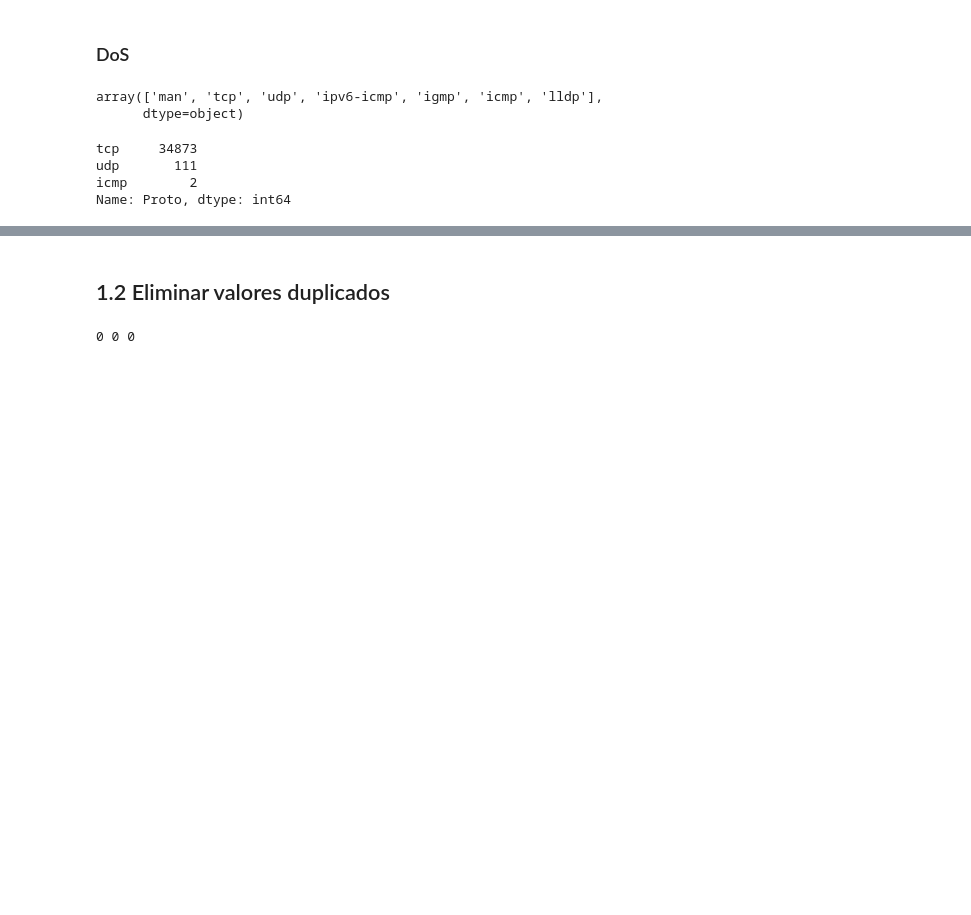
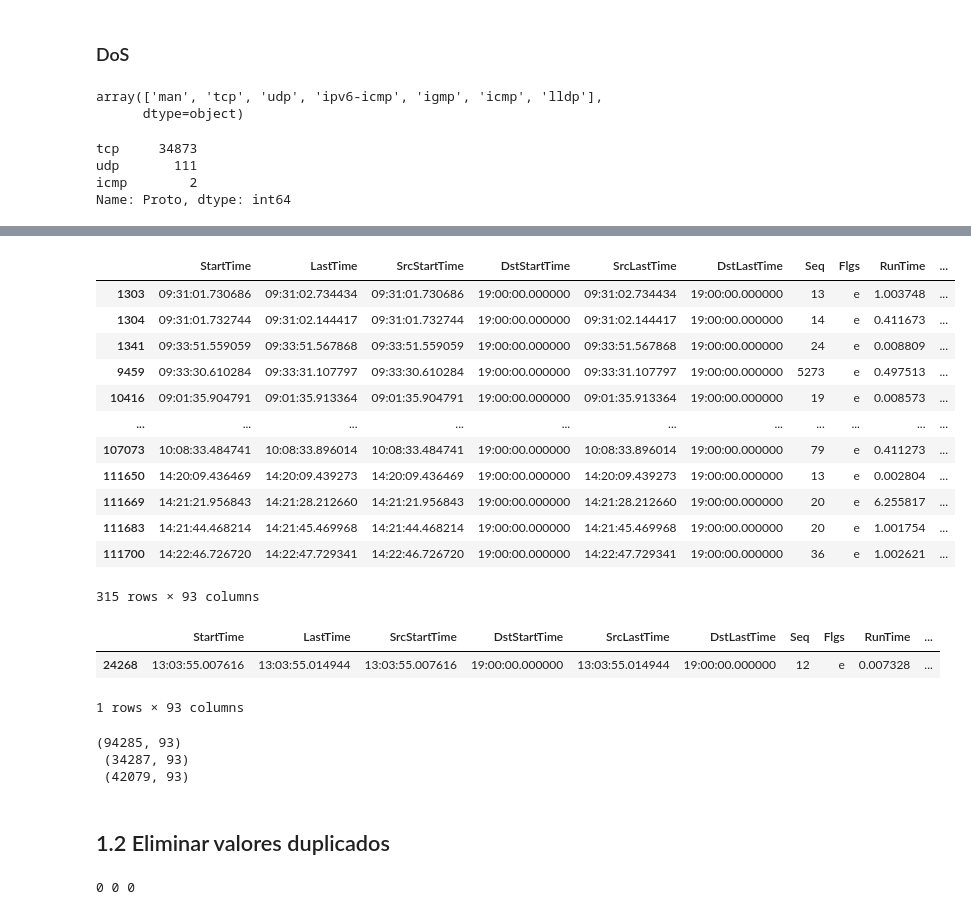
Before and after one commit to soyMA05/Clasiffication_TrafficSDN2, a Jupyter notebook: Fase2/preprocesamiento_limpieza.ipynb, the cells around one changed output, grey strips where cells are left out. Drawn from its saved outputs; the diff is of its cells as text; code cells hidden in the pictures; blank space fills up the shorter version.

```diff
--- a/Fase2/preprocesamiento_limpieza.ipynb
+++ b/Fase2/preprocesamiento_limpieza.ipynb
@@ -146,0 +214,22 @@ print(df_normal.shape,'\n',df_dos.shape,'\n',df_probe.shape)
+# %%
+df_normal[(df_normal.SrcAddr=="fe80::a9c8:a7bc:187d:eb55") | (df_normal.SrcAddr=="fe80::381f:c0ff:fec6:500") | (df_normal.SrcAddr=="fe80::20c:29ff:fe92:12ba")]
+# %% [output]
+|  | StartTime | LastTime | SrcStartTime | DstStartTime | SrcLastTime | DstLastTime | Seq | Flgs | RunTime | ... |
+| 1303 | 09:31:01.730686 | 09:31:02.734434 | 09:31:01.730686 | 19:00:00.000000 | 09:31:02.734434 | 19:00:00.000000 | 13 | e | 1.003748 | ... |
+| 1304 | 09:31:01.732744 | 09:31:02.144417 | 09:31:01.732744 | 19:00:00.000000 | 09:31:02.144417 | 19:00:00.000000 | 14 | e | 0.411673 | ... |
+| 1341 | 09:33:51.559059 | 09:33:51.567868 | 09:33:51.559059 | 19:00:00.000000 | 09:33:51.567868 | 19:00:00.000000 | 24 | e | 0.008809 | ... |
+| 9459 | 09:33:30.610284 | 09:33:31.107797 | 09:33:30.610284 | 19:00:00.000000 | 09:33:31.107797 | 19:00:00.000000 | 5273 | e | 0.497513 | ... |
+| 10416 | 09:01:35.904791 | 09:01:35.913364 | 09:01:35.904791 | 19:00:00.000000 | 09:01:35.913364 | 19:00:00.000000 | 19 | e | 0.008573 | ... |
+| ... | ... | ... | ... | ... | ... | ... | ... | ... | ... | ... |
+| 107073 | 10:08:33.484741 | 10:08:33.896014 | 10:08:33.484741 | 19:00:00.000000 | 10:08:33.896014 | 19:00:00.000000 | 79 | e | 0.411273 | ... |
+| 111650 | 14:20:09.436469 | 14:20:09.439273 | 14:20:09.436469 | 19:00:00.000000 | 14:20:09.439273 | 19:00:00.000000 | 13 | e | 0.002804 | ... |
+| 111669 | 14:21:21.956843 | 14:21:28.212660 | 14:21:21.956843 | 19:00:00.000000 | 14:21:28.212660 | 19:00:00.000000 | 20 | e | 6.255817 | ... |
+| 111683 | 14:21:44.468214 | 14:21:45.469968 | 14:21:44.468214 | 19:00:00.000000 | 14:21:45.469968 | 19:00:00.000000 | 20 | e | 1.001754 | ... |
+| 111700 | 14:22:46.726720 | 14:22:47.729341 | 14:22:46.726720 | 19:00:00.000000 | 14:22:47.729341 | 19:00:00.000000 | 36 | e | 1.002621 | ... |
+315 rows × 93 columns
+# %%
+df_dos[(df_dos.SrcAddr=="fe80::a9c8:a7bc:187d:eb55")]
+# %% [output]
+|  | StartTime | LastTime | SrcStartTime | DstStartTime | SrcLastTime | DstLastTime | Seq | Flgs | RunTime | ... |
+| 24268 | 13:03:55.007616 | 13:03:55.014944 | 13:03:55.007616 | 19:00:00.000000 | 13:03:55.014944 | 19:00:00.000000 | 12 | e | 0.007328 | ... |
+1 rows × 93 columns
@@ -147,3 +240,10 @@ print(df_normal.shape,'\n',df_dos.shape,'\n',df_probe.shape)
+# %%
+"""cantidad de registros"""
+print(df_normal.shape,'\n',df_dos.shape,'\n',df_probe.shape)
+# %% [output]
+(94285, 93)
+ (34287, 93)
+ (42079, 93)
 # %% [markdown]
 ## 1.2 Eliminar valores duplicados
 # %%
```
Also changed, not shown: parts of 22 cells of this notebook.
